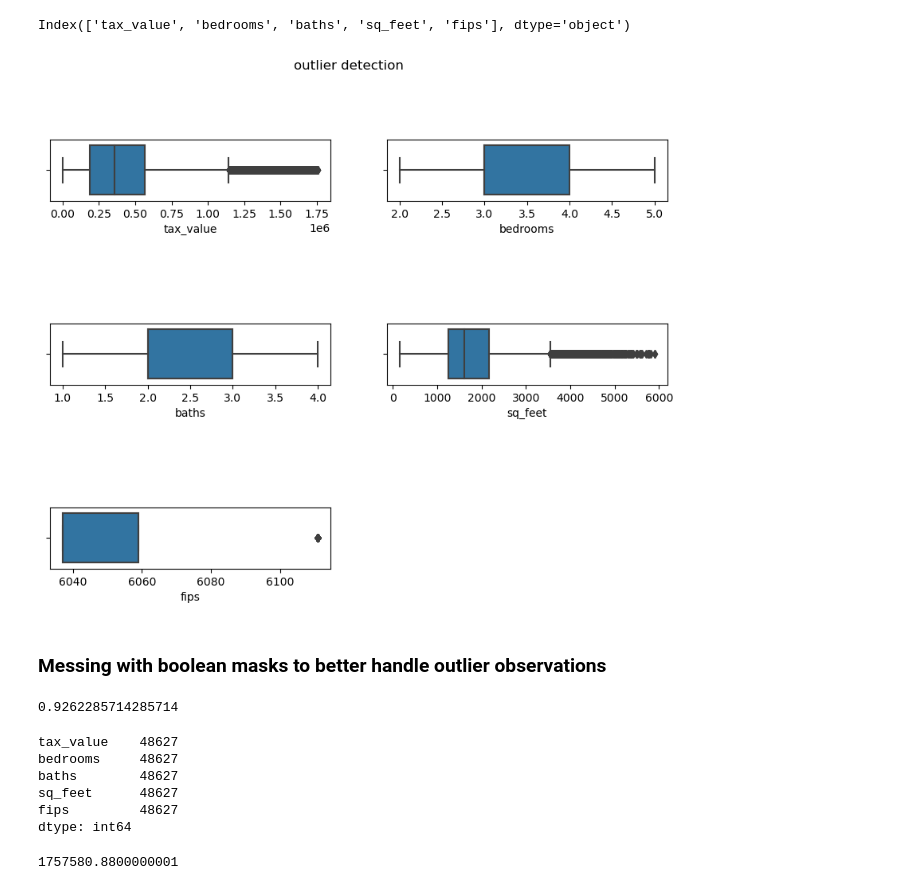
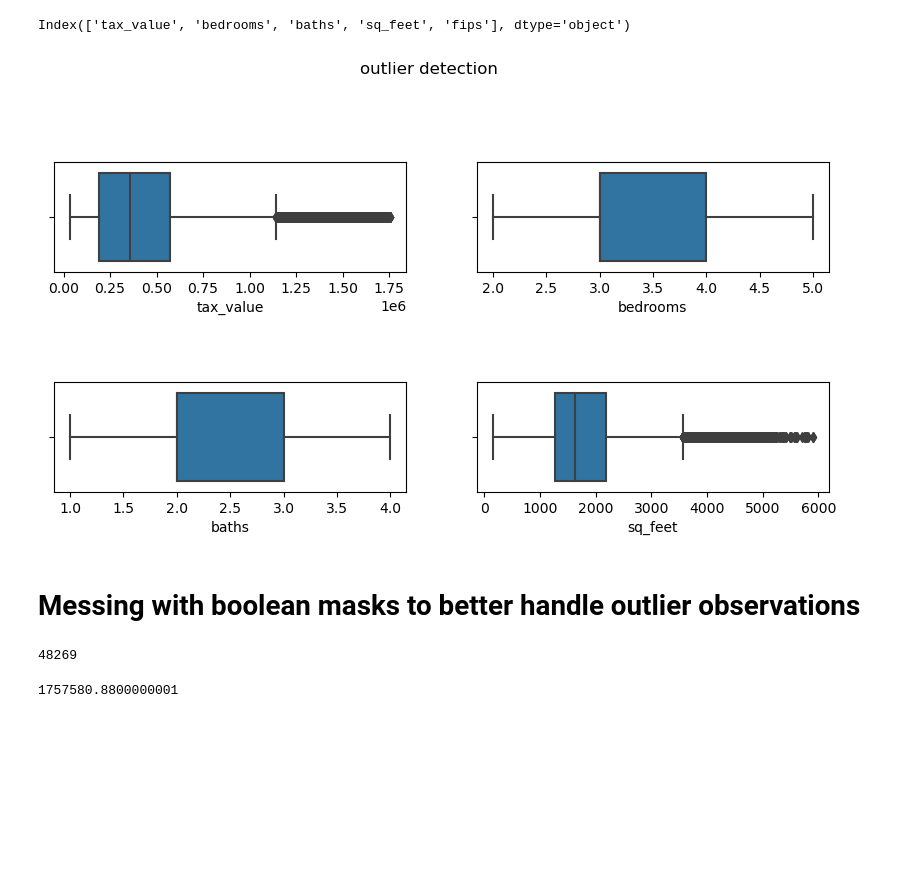
Before and after one commit to jcrosenberger/regression_zillow_2017, a Jupyter notebook: work_in_progress.ipynb, the cells around one changed output. Drawn from its saved outputs; the diff is of its cells as text; code cells hidden in the pictures; blank space fills up the shorter version.

```diff
--- a/work_in_progress.ipynb
+++ b/work_in_progress.ipynb
@@ -31,3 +31,5 @@ warnings.filterwarnings("ignore")
 from importlib import reload
 # %%
 df = wr.zillow_2017()
+# %%
+df['sq_feet_2'] = df['sq_feet']*df['sq_feet']
@@ -46,12 +64,12 @@ n =220
 for i in big_variables:
     n+=1
     plt.subplot(n)
-    sns.histplot(data = df, x=i, hue='fips', kde = True, bins= 50)
+    sns.histplot(data = df, x=i, hue='fips', kde = True, bins= 50, palette='ocean')
 
 for i in small_variables:
     n+=1
     plt.subplot(n)
-    sns.histplot(data = df, x=i, hue='fips', bins = 4)
+    sns.histplot(data = df, x=i, hue='fips', bins = 4, palette='ocean')
 
 
 plt.show()
@@ -123,7 +145,7 @@ further separates our data into our indepdendent and dependent variables
 '''
 
 # split data without differentiating counties
-x_train, y_train, x_validate, y_validate, x_test, y_test = wr.x_y(better_df, 'tax_value')
+x_train, y_train, x_validate, y_validate, x_test, y_test = wr.x_y(df, 'tax_value')
 
 # split la county dfs
 la_x_train, la_y_train, la_x_validate, la_y_validate, la_x_test, la_y_test = wr.x_y(la_df, 'tax_value')
@@ -160,7 +198,7 @@ lm = LinearRegression()
 lm.fit(x_train, y_train)
 
 # make predictions
-predictions['simple_model1'] = lm.predict(x_train)
+predictions['simple_model2'] = lm.predict(x_train)
 # %%
 # reordering columns in predictions dataframe
 #predictions = predictions.iloc[:,[1,2,3]]
@@ -266,33 +308,24 @@ Index(['tax_value', 'bedrooms', 'baths', 'sq_feet', 'fips'], dtype='object')
 # %%
 plt.figure(figsize=(10,10))
-
+variables = ['tax_value', 'bedrooms', 'baths', 'sq_feet']
 n=1
-for i in df.columns:
+for i in variables:
     #n = 1
     plt.subplot(4,2,n)
     sns.boxplot(x = df[i])
     n +=1
 
-plt.subplots_adjust(hspace=2)
+plt.subplots_adjust(hspace=1)
 plt.suptitle('outlier detection')
 plt.show()
 # %% [output]
-[figure, old version]
+[figure, new version]
 # %% [markdown]
-### Messing with boolean masks to better handle outlier observations
+# Messing with boolean masks to better handle outlier observations
-# %%
-48627/52500
-# %% [output]
-0.9262285714285714
 # %%
-df.count()
+df.shape[0]
 # %% [output]
-tax_value    48627
-bedrooms     48627
-baths        48627
-sq_feet      48627
-fips         48627
-dtype: int64
+48269
 # %%
 (df['tax_value'].max())*.88
 # %% [output]
```
Also changed, not shown: parts of 24 cells of this notebook.
